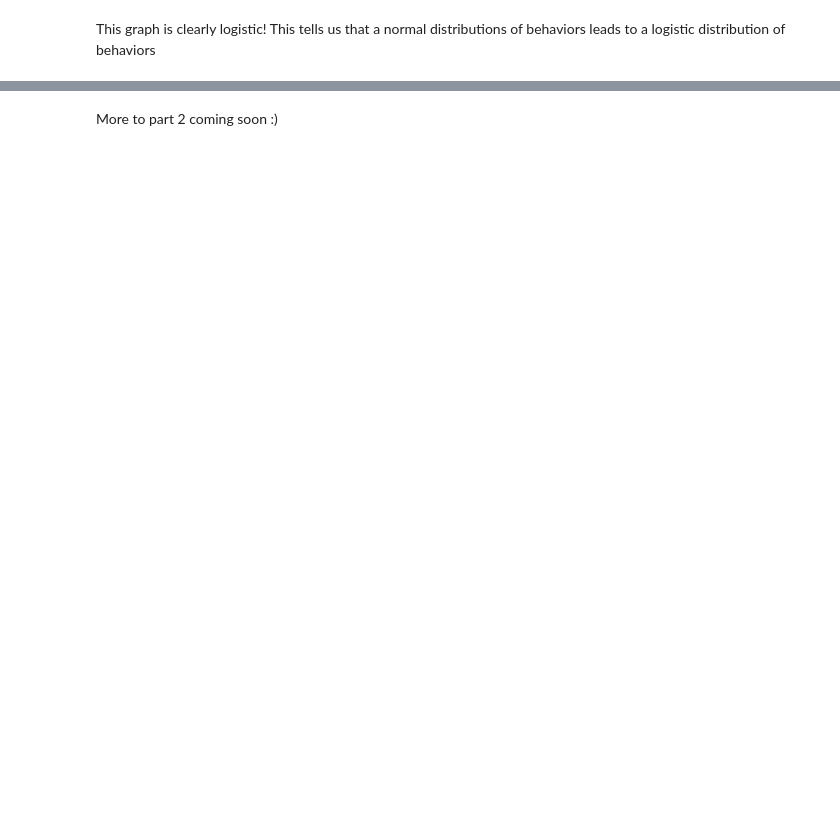
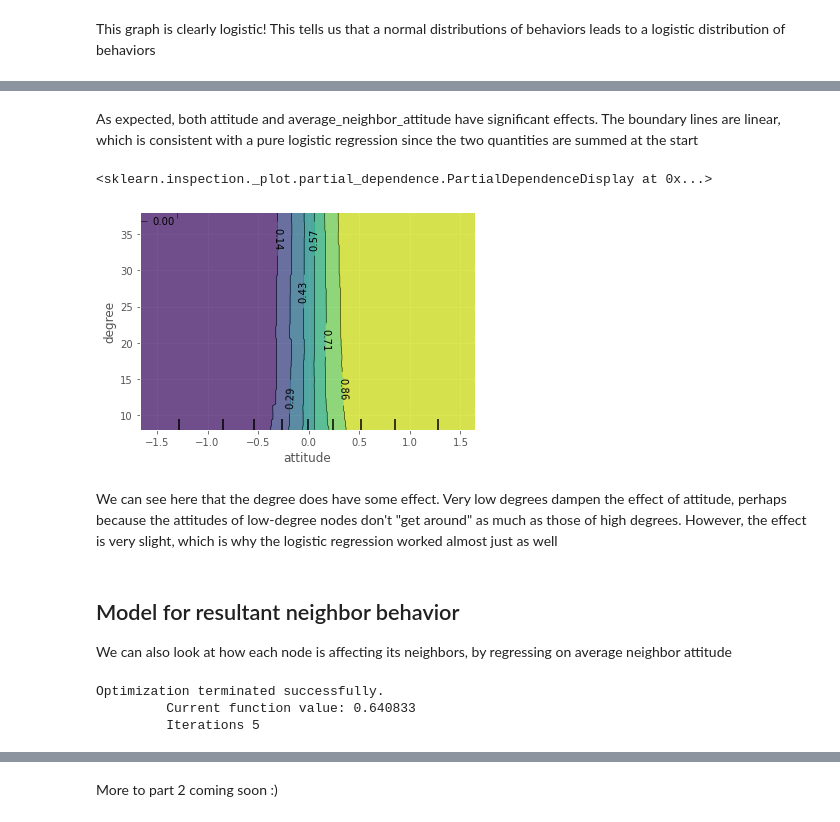
Before and after one commit to zer2/peer-pressure, a Jupyter notebook: Modeling mob mentality part 2.ipynb, the cells around one changed output, grey strips where cells are left out. Cells and saved outputs as stored; diff of their text form; code cells hidden in the pictures; blank space fills up the shorter version.

```diff
--- a/Modeling mob mentality part 2.ipynb
+++ b/Modeling mob mentality part 2.ipynb
@@ -170,0 +239,14 @@ This graph is clearly logistic! This tells us that a normal distributions of beh
+# %% [markdown]
+As expected, both attitude and average_neighbor_attitude have significant effects. The boundary lines are linear, which is consistent with a pure logistic regression since the two quantities are summed at the start
+# %%
+sample = train_x.sample(10000)
+plot_partial_dependence(xgb_behavior, sample, [('attitude','degree')])
+# %% [output]
+<sklearn.inspection._plot.partial_dependence.PartialDependenceDisplay at 0x...>
+[figure, added]
+# %% [markdown]
+We can see here that the degree does have some effect. Very low degrees dampen the effect of attitude, perhaps because the attitudes of low-degree nodes don't "get around" as much as those of high degrees. However, the effect is very slight, which is why the logistic regression worked almost just as well
+# %% [markdown]
+## Model for resultant neighbor behavior
+
+We can also look at how each node is affecting its neighbors, by regressing on average neighbor attitude
@@ -170,0 +267,7 @@ This graph is clearly logistic! This tells us that a normal distributions of beh
+# %%
+from statsmodels.discrete.discrete_model import Logit
+logit_model = Logit(train_n_y, train_n_x).fit()
+# %% [output]
+Optimization terminated successfully.
+         Current function value: 0.640833
+         Iterations 5
```
Also changed, not shown: parts of 30 cells of this notebook.
